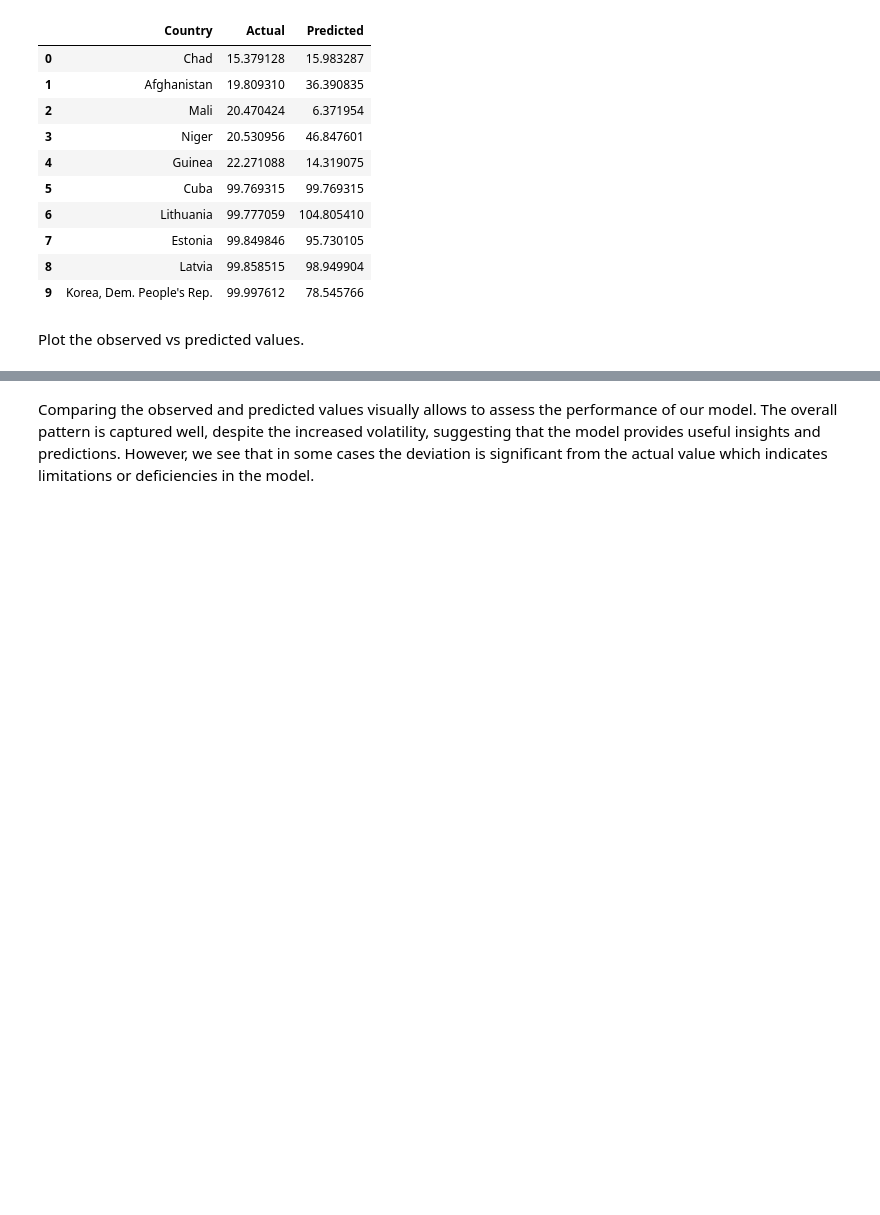
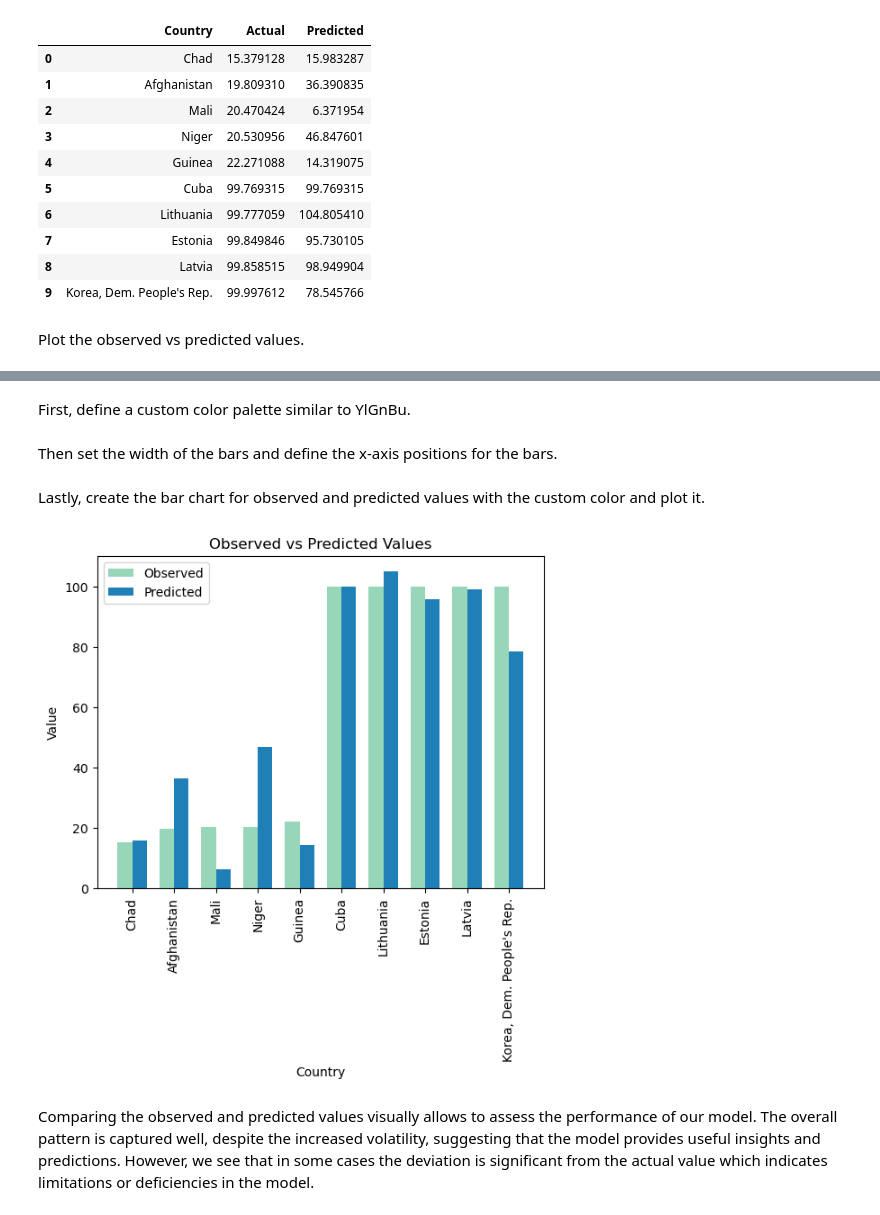
Before and after one commit to nf-97/literacy-project, a Jupyter notebook: Regression_results_Lilia/Regression_results.ipynb, the cells around one changed output, grey strips where cells are left out. Drawn from its saved outputs; the diff is of its cells as text; code cells hidden in the pictures; blank space fills up the shorter version.

```diff
--- a/Regression_results_Lilia/Regression_results.ipynb
+++ b/Regression_results_Lilia/Regression_results.ipynb
@@ -205,2 +205,27 @@ plt.show()
+# %% [markdown]
+First, define a custom color palette similar to YlGnBu.
+# %%
+custom_palette = sns.color_palette("YlGnBu", 2)
+# %% [markdown]
+Then set the width of the bars and define the x-axis positions for the bars.
+# %%
+bar_width = 0.35
+
+x = np.arange(len(data_sorted['Country']))
+# %% [markdown]
+Lastly, create the bar chart for observed and predicted values with the custom color and plot it.
+# %%
+plt.bar(x, data_sorted['Actual'], width=bar_width, color=custom_palette[0], label='Observed')
+
+plt.bar(x + bar_width, data_sorted['Predicted'], width=bar_width, color=custom_palette[1], label='Predicted')
+
+plt.xlabel('Country')
+plt.ylabel('Value')
+plt.title('Observed vs Predicted Values')
+plt.xticks(x + bar_width / 2, data_sorted['Country'], rotation=90)
+plt.legend()
+plt.show()
+# %% [output]
+[figure, added]
 # %% [markdown]
 Comparing the observed and predicted values visually allows to assess the performance of our model. The overall pattern is captured well, despite the increased volatility, suggesting that the model provides useful insights and predictions. However, we see that in some cases the deviation is significant from the actual value which indicates limitations or deficiencies in the model.
```
Also changed, not shown: parts of 7 cells of this notebook.
